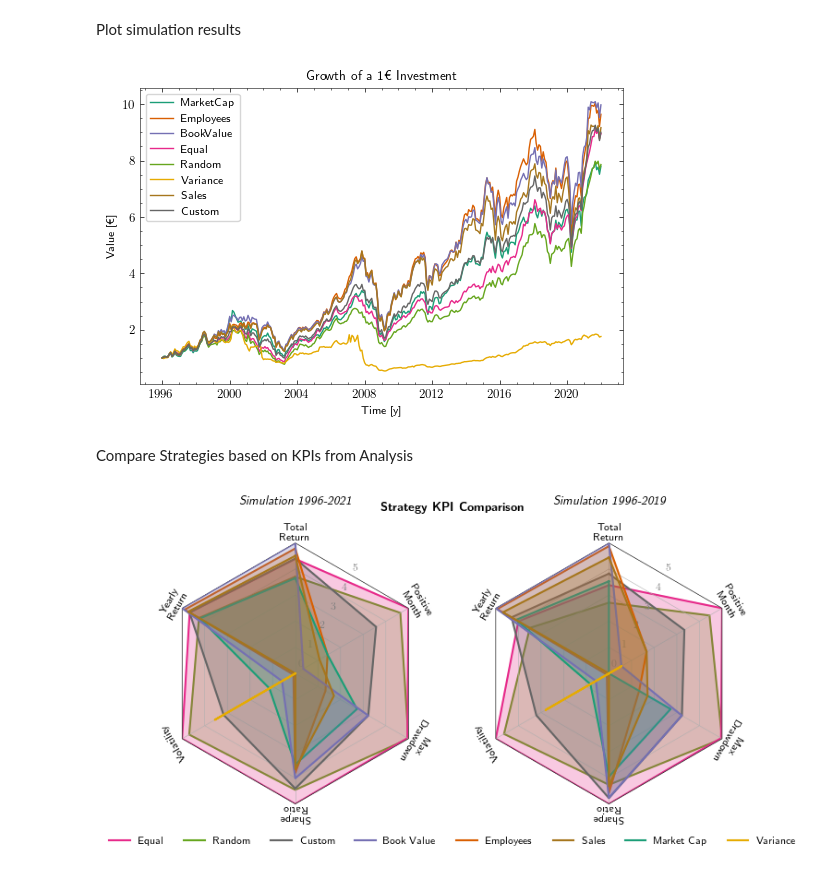
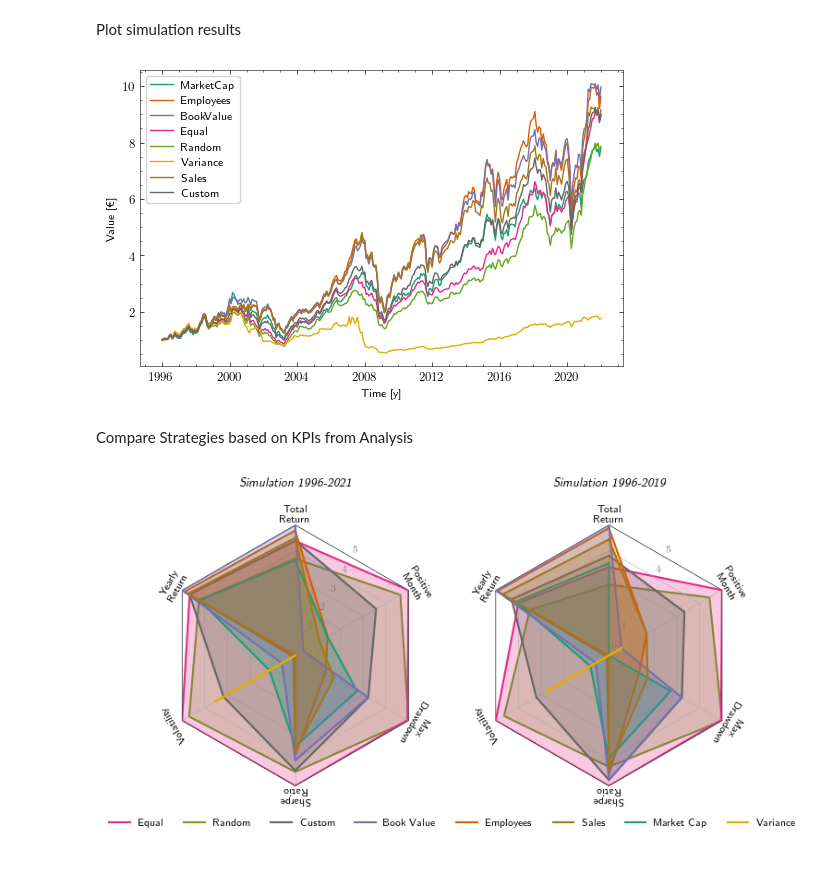
Before and after one commit to Mov0/FDS_Smart_Betas, a Jupyter notebook: 4_Figures.ipynb, the cells around one changed output. Drawn from its saved outputs; the diff is of its cells as text; code cells hidden in the pictures.

Commit message:
Updated some figures

```diff
--- a/4_Figures.ipynb
+++ b/4_Figures.ipynb
@@ -195,27 +195,27 @@ Plot simulation results
 # %%
 # Plot results
 df_results = pd.read_pickle("UsableData/Results.pkl")
 
 fig = plt.figure(figsize = (fig_width, fig_height))
 
 plt.plot(df_results["Market Cap"], label="MarketCap", color=colors[0])
 plt.plot(df_results["Employees"], label="Employees", color=colors[1])
 plt.plot(df_results["Book Value"], label="BookValue", color=colors[2])
 plt.plot(df_results["Equal"], label="Equal", color=colors[3])
 plt.plot(df_results["Random"], label="Random", color=colors[4])
 plt.plot(df_results["Variance"], label="Variance", color=colors[5])
 plt.plot(df_results["Sales"], label="Sales", color=colors[6])
 plt.plot(df_results["Custom"], label="Custom", color=colors[7])
 
-plt.title("Growth of a 1€ Investment")
+# plt.title("Growth of a 1€ Investment")
 plt.ylabel("Value [€]")
 plt.xlabel("Time [y]")
 plt.legend()
 
 plt.savefig('Figures/Results.png', pad_inches = .1, bbox_inches = 'tight', dpi=DPI)
 plt.savefig('Figures/Results.pdf', pad_inches = .1, bbox_inches = 'tight')
 # %% [output]
-[figure, old version]
+[figure, new version]
 # %% [markdown]
 Compare Strategies based on KPIs from Analysis
 # %%
@@ -412,11 +412,11 @@ ax2.set_ylim([0, 5])
 handles, labels = plt.gca().get_legend_handles_labels()
 # fig.legend(handles, labels, loc="center", bbox_to_anchor=[0.5, 0.51])
 fig.legend(handles, labels, loc="lower center", ncol=len(df_analysis.columns), frameon=False)
-fig.suptitle("\\textbf{Strategy KPI Comparison}")
+# fig.suptitle("\\textbf{Strategy KPI Comparison}")
 plt.savefig('Figures/Analysis.png', pad_inches = .1, bbox_inches = "tight", dpi=DPI)
 plt.savefig('Figures/Analysis.pdf', pad_inches = .1, bbox_inches = "tight")
 # %% [output]
-[figure, old version]
+[figure, new version]
 # %%
 theta = radar_factory(N, frame='polygon')
 
```
Also changed, not shown: parts of 2 cells of this notebook, 26 other files.
